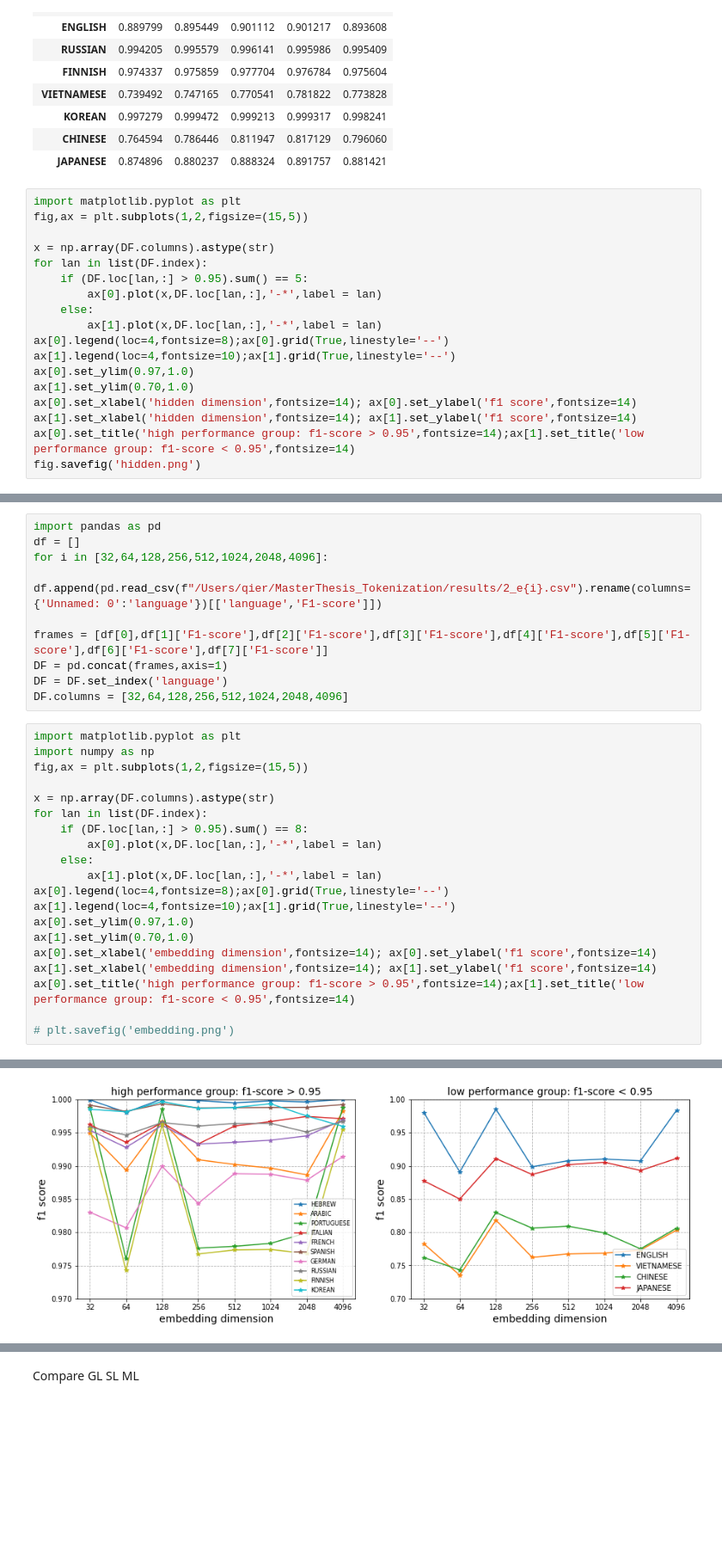
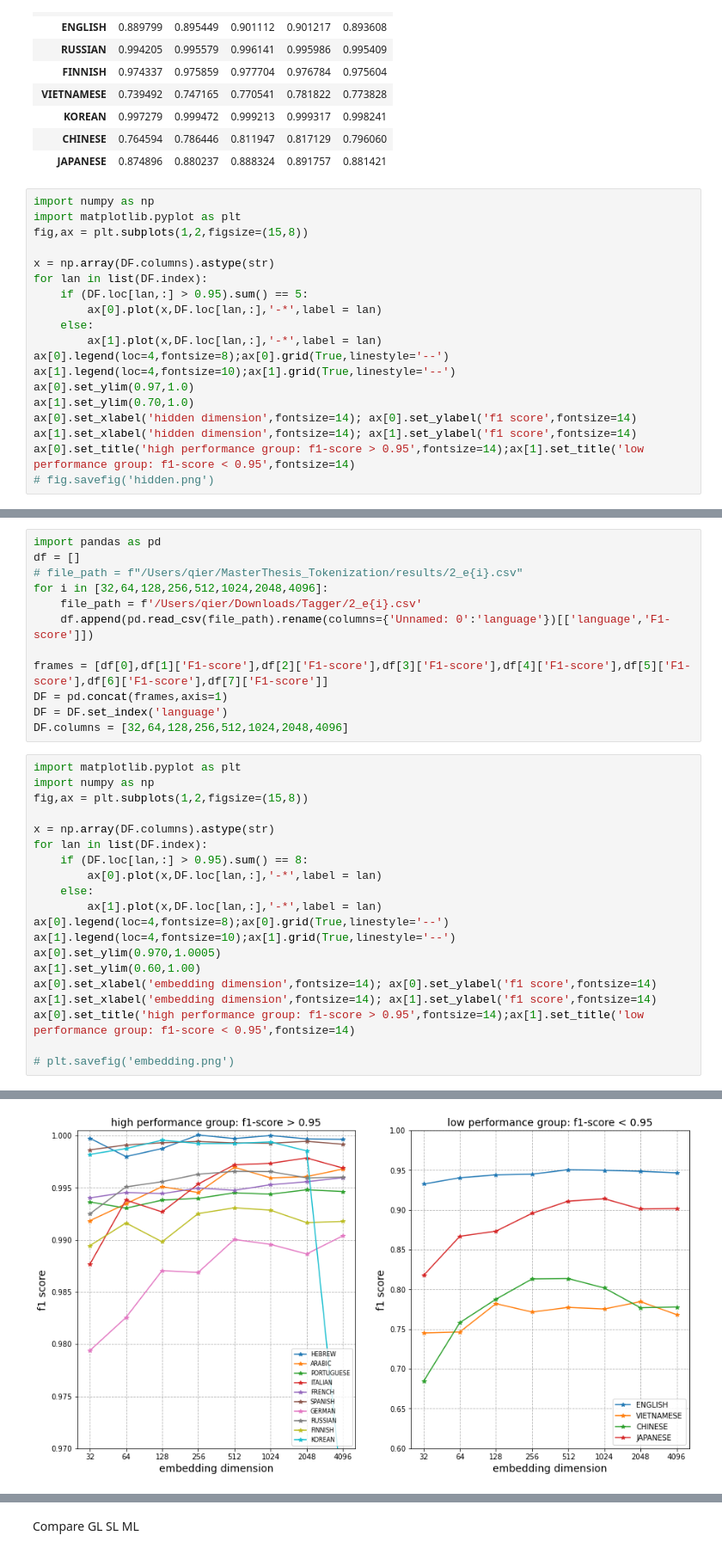
Before and after one commit to wuqi0704/MasterThesis_Tokenization, a Jupyter notebook: flair/plots.ipynb, the cells around one changed output, grey strips where cells are left out. Shown at 86% size. Saved outputs shown, nothing was run; the diff lists cells and outputs as text; blank space fills up the shorter version.

```diff
--- a/flair/plots.ipynb
+++ b/flair/plots.ipynb
@@ -27,8 +27,9 @@ DF
 | CHINESE | 0.764594 | 0.786446 | 0.811947 | 0.817129 | 0.796060 |
 | JAPANESE | 0.874896 | 0.880237 | 0.888324 | 0.891757 | 0.881421 |
 # %%
+import numpy as np
 import matplotlib.pyplot as plt
-fig,ax = plt.subplots(1,2,figsize=(15,5))
+fig,ax = plt.subplots(1,2,figsize=(15,8))
 
 x = np.array(DF.columns).astype(str)
 for lan in list(DF.index):
@@ -43,5 +44,5 @@ ax[1].set_ylim(0.70,1.0)
 ax[0].set_xlabel('hidden dimension',fontsize=14); ax[0].set_ylabel('f1 score',fontsize=14)
 ax[1].set_xlabel('hidden dimension',fontsize=14); ax[1].set_ylabel('f1 score',fontsize=14)
 ax[0].set_title('high performance group: f1-score > 0.95',fontsize=14);ax[1].set_title('low performance group: f1-score < 0.95',fontsize=14)
-fig.savefig('hidden.png')
+# fig.savefig('hidden.png')
 # %% [output]
@@ -49,8 +51,10 @@ fig.savefig('hidden.png')
 # %%
 import pandas as pd
 df = []
+# file_path = f"/Users/qier/MasterThesis_Tokenization/results/2_e{i}.csv"
 for i in [32,64,128,256,512,1024,2048,4096]:
-    df.append(pd.read_csv(f"/Users/qier/MasterThesis_Tokenization/results/2_e{i}.csv").rename(columns={'Unnamed: 0':'language'})[['language','F1-score']])
+    file_path = f'/Users/qier/Downloads/Tagger/2_e{i}.csv'
+    df.append(pd.read_csv(file_path).rename(columns={'Unnamed: 0':'language'})[['language','F1-score']])
 
 frames = [df[0],df[1]['F1-score'],df[2]['F1-score'],df[3]['F1-score'],df[4]['F1-score'],df[5]['F1-score'],df[6]['F1-score'],df[7]['F1-score']]
 DF = pd.concat(frames,axis=1)
@@ -59,23 +63,23 @@ DF.columns = [32,64,128,256,512,1024,2048,4096]
 # %%
 import matplotlib.pyplot as plt
 import numpy as np
-fig,ax = plt.subplots(1,2,figsize=(15,5))
+fig,ax = plt.subplots(1,2,figsize=(15,8))
 
 x = np.array(DF.columns).astype(str)
 for lan in list(DF.index):
     if (DF.loc[lan,:] > 0.95).sum() == 8:
         ax[0].plot(x,DF.loc[lan,:],'-*',label = lan)
     else:
         ax[1].plot(x,DF.loc[lan,:],'-*',label = lan)
 ax[0].legend(loc=4,fontsize=8);ax[0].grid(True,linestyle='--')
 ax[1].legend(loc=4,fontsize=10);ax[1].grid(True,linestyle='--')
-ax[0].set_ylim(0.97,1.0)
-ax[1].set_ylim(0.70,1.0)
+ax[0].set_ylim(0.970,1.0005)
+ax[1].set_ylim(0.60,1.00)
 ax[0].set_xlabel('embedding dimension',fontsize=14); ax[0].set_ylabel('f1 score',fontsize=14)
 ax[1].set_xlabel('embedding dimension',fontsize=14); ax[1].set_ylabel('f1 score',fontsize=14)
 ax[0].set_title('high performance group: f1-score > 0.95',fontsize=14);ax[1].set_title('low performance group: f1-score < 0.95',fontsize=14)
 
 # plt.savefig('embedding.png')
 # %% [output]
 Text(0.5, 1.0, 'low performance group: f1-score < 0.95')
-[figure, old version]
+[figure, new version]
```
Also changed, not shown: parts of 5 cells of this notebook, 14 other files.
